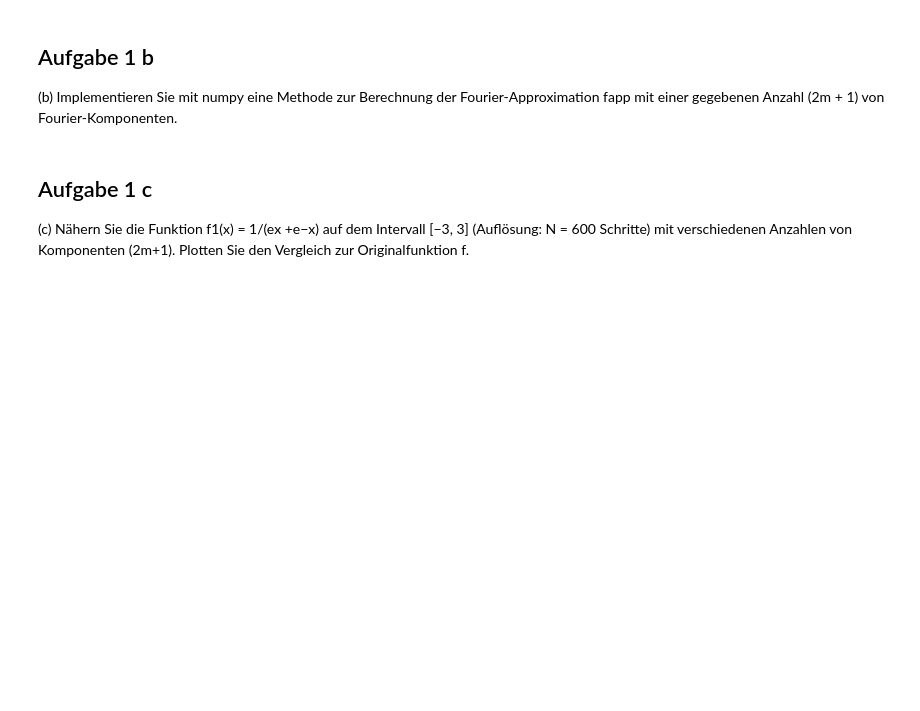
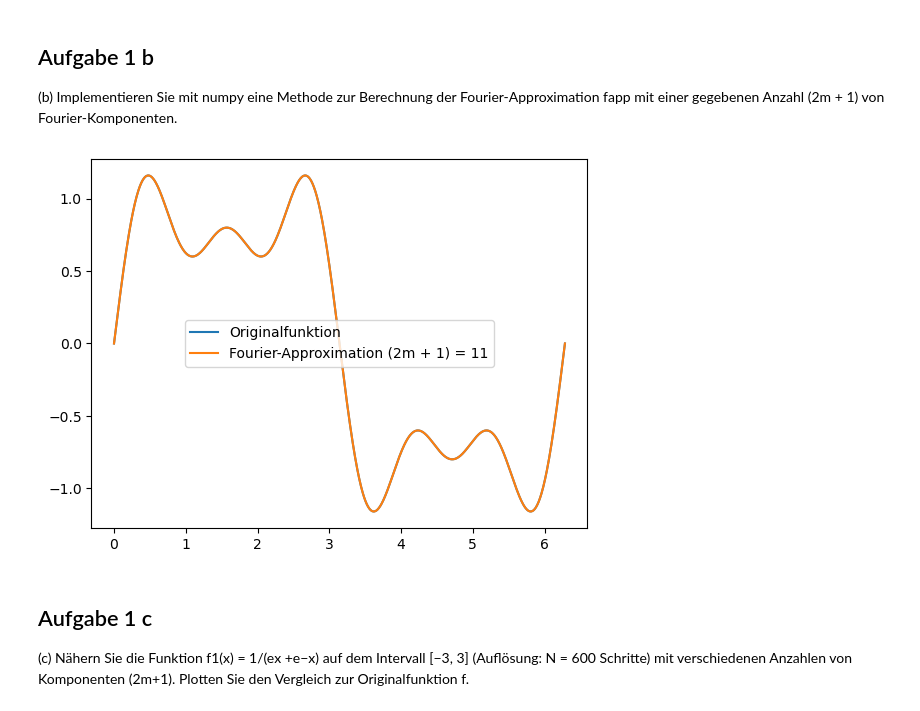
Before and after one commit to 7ben18/fhnw-vta-Vertiefende-Themen-der-Analysis, a Jupyter notebook: minichallenge2/vta-mc2.ipynb, the cells around one changed output. Cells and saved outputs as stored; diff of their text form; code cells hidden in the pictures; blank space fills up the shorter version.

```diff
--- a/minichallenge2/vta-mc2.ipynb
+++ b/minichallenge2/vta-mc2.ipynb
@@ -35,3 +47,35 @@ fapp mit einer gegebenen Anzahl (2m + 1) von Fourier-Komponenten.
+# %%
+# CODE
+
+def fourier_approximation(x, y, m):
+    N = len(x)
+    T = x[-1] - x[0]
+    fapp = np.zeros(N)
+
+    a_0 = (1 / T) * np.trapz(y, x)
+    fapp += a_0 / 2
+
+    for k in range(1, m + 1):
+        a_k, b_k = kth_fourier_component(x, y, k)
+        fapp += a_k * np.cos(2 * np.pi * k * x / T) + b_k * np.sin(2 * np.pi * k * x / T)
+
+    return fapp
+# %%
+# Beispiel
+import matplotlib.pyplot as plt
+
+x = np.linspace(0, 2 * np.pi, 1000)
+y = np.sin(x) + 0.5 * np.sin(3 * x) + 0.3 * np.sin(5 * x)
+
+m = 5
+fapp = fourier_approximation(x, y, m)
+
+plt.plot(x, y, label='Originalfunktion')
+plt.plot(x, fapp, label=f'Fourier-Approximation (2m + 1) = {2 * m + 1}')
+plt.legend()
+plt.show()
+# %% [output]
+[figure, added]
 # %% [markdown]
 ## Aufgabe 1 c
 (c) Nähern Sie die Funktion f1(x) = 1/(ex +e−x) auf dem Intervall [−3, 3] (Auflösung: N = 600
```
Also changed, not shown: parts of 3 cells of this notebook.
